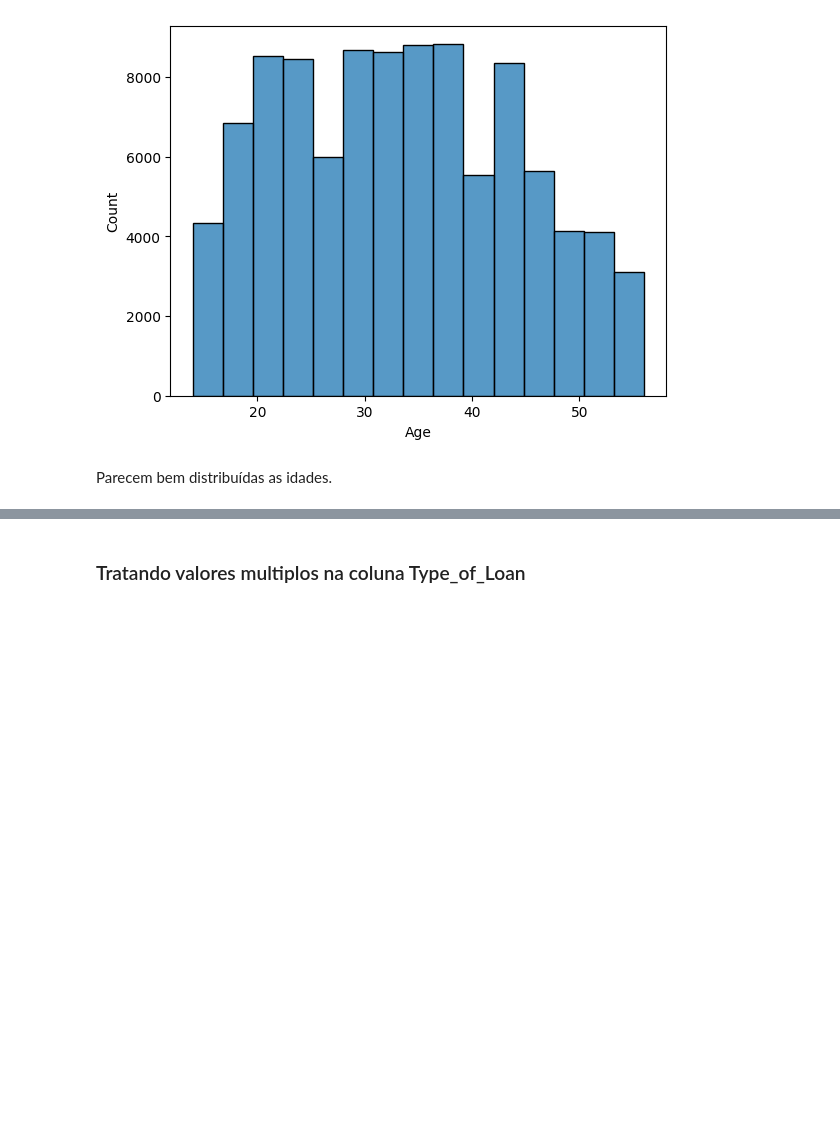
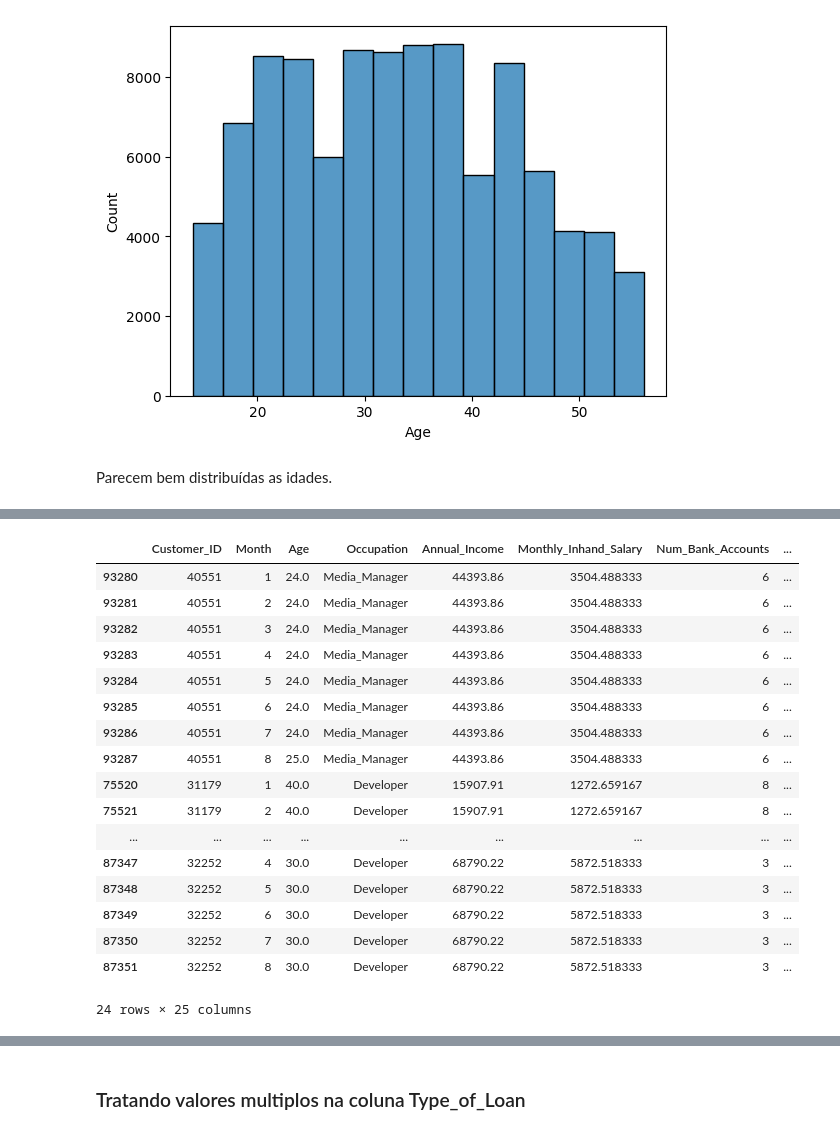
Before and after one commit to SLMath/Credit_Score-Analysis, a Jupyter notebook: credit_score.ipynb, the cells around one changed output, grey strips where cells are left out. Drawn from its saved outputs; the diff is of its cells as text; code cells hidden in the pictures; blank space fills up the shorter version.

```diff
--- a/credit_score.ipynb
+++ b/credit_score.ipynb
@@ -987,0 +1051,31 @@ Parecem bem distribuídas as idades.
+# %%
+# Podemos corrigir com base no customer_id tambem
+data_df['Occupation'] = data_df.Occupation.replace("_______", np.nan)
+data_df['Occupation'] = data_df['Occupation'].fillna(
+    data_df.groupby('Customer_ID')['Occupation'].transform(lambda occup: occup.dropna().iloc[0])
+)
+
+pd.concat([
+    data_df[data_df.Customer_ID == 40551],
+    data_df[data_df.Customer_ID == 31179],
+    data_df[data_df.Customer_ID == 32252]
+])
+# %% [output]
+|  | Customer_ID | Month | Age | Occupation | Annual_Income | Monthly_Inhand_Salary | Num_Bank_Accounts | ... |
+| 93280 | 40551 | 1 | 24.0 | Media_Manager | 44393.86 | 3504.488333 | 6 | ... |
+| 93281 | 40551 | 2 | 24.0 | Media_Manager | 44393.86 | 3504.488333 | 6 | ... |
+| 93282 | 40551 | 3 | 24.0 | Media_Manager | 44393.86 | 3504.488333 | 6 | ... |
+| 93283 | 40551 | 4 | 24.0 | Media_Manager | 44393.86 | 3504.488333 | 6 | ... |
+| 93284 | 40551 | 5 | 24.0 | Media_Manager | 44393.86 | 3504.488333 | 6 | ... |
+| 93285 | 40551 | 6 | 24.0 | Media_Manager | 44393.86 | 3504.488333 | 6 | ... |
+| 93286 | 40551 | 7 | 24.0 | Media_Manager | 44393.86 | 3504.488333 | 6 | ... |
+| 93287 | 40551 | 8 | 25.0 | Media_Manager | 44393.86 | 3504.488333 | 6 | ... |
+| 75520 | 31179 | 1 | 40.0 | Developer | 15907.91 | 1272.659167 | 8 | ... |
+| 75521 | 31179 | 2 | 40.0 | Developer | 15907.91 | 1272.659167 | 8 | ... |
+| ... | ... | ... | ... | ... | ... | ... | ... | ... |
+| 87347 | 32252 | 4 | 30.0 | Developer | 68790.22 | 5872.518333 | 3 | ... |
+| 87348 | 32252 | 5 | 30.0 | Developer | 68790.22 | 5872.518333 | 3 | ... |
+| 87349 | 32252 | 6 | 30.0 | Developer | 68790.22 | 5872.518333 | 3 | ... |
+| 87350 | 32252 | 7 | 30.0 | Developer | 68790.22 | 5872.518333 | 3 | ... |
+| 87351 | 32252 | 8 | 30.0 | Developer | 68790.22 | 5872.518333 | 3 | ... |
+24 rows × 25 columns
```
Also changed, not shown: parts of 8 cells of this notebook.
